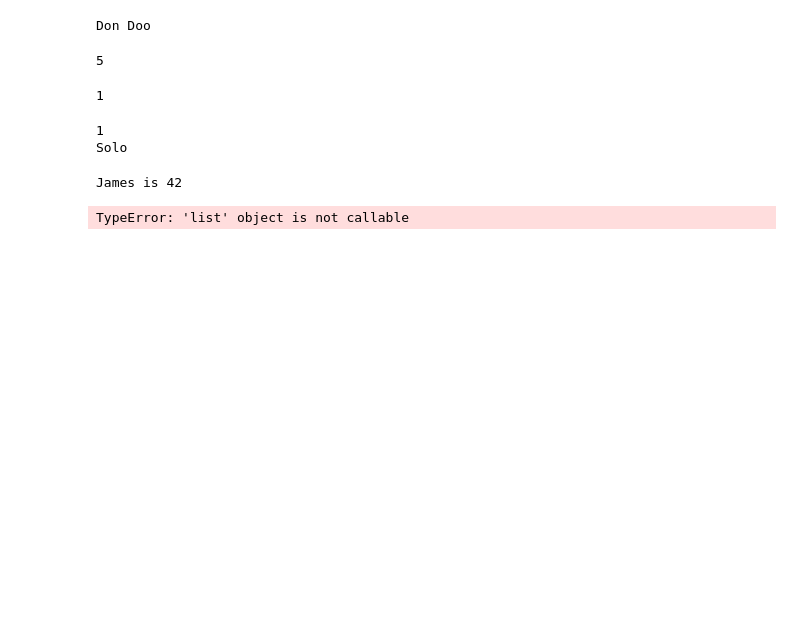
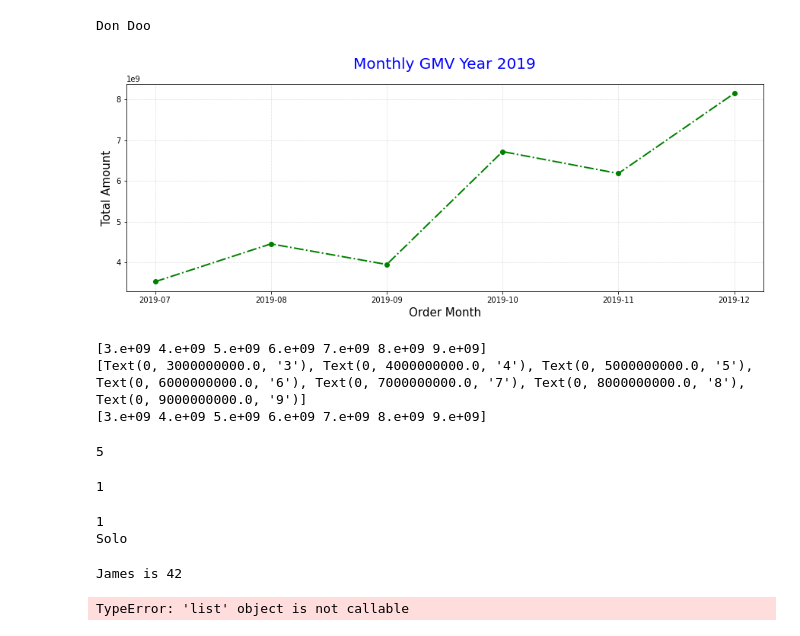
Before and after one commit to Sendhih/DQlabtrack, a Jupyter notebook: ADVANCED/Python/hackrank.ipynb, the cells around one changed output. Saved outputs shown, nothing was run; the diff lists cells and outputs as text; code cells hidden in the pictures; blank space fills up the shorter version.

```diff
--- a/ADVANCED/Python/hackrank.ipynb
+++ b/ADVANCED/Python/hackrank.ipynb
@@ -11,6 +11,32 @@ don.gaji = 999
 print(don.nama)
 # %% [output]
 Don Doo
+# %%
+import pandas as pd
+import datetime
+import matplotlib.pyplot as plt
+
+dataset = pd.read_csv('https://storage.googleapis.com/dqlab-dataset/retail_raw_reduced.csv')
+dataset['order_month'] = dataset['order_date'].apply(lambda x: datetime.datetime.strptime(x, "%Y-%m-%d").strftime('%Y-%m'))
+dataset['gmv'] = dataset['item_price']*dataset['quantity']
+
+plt.figure(figsize=(15, 5))
+dataset.groupby(['order_month'])['gmv'].sum().plot(color='green', marker='o', linestyle='-.', linewidth=2)
+plt.title('Monthly GMV Year 2019', loc='center', pad=20, fontsize=20, color='blue')
+plt.xlabel('Order Month', fontsize=15)
+plt.ylabel('Total Amount', fontsize=15)
+plt.grid(color='darkgray', linestyle=':', linewidth=0.5)
+labels, locations = plt.yticks()
+
+plt.show()
+
+print(labels)
+print(locations)
+# %% [output]
+[figure, added]
+[3.e+09 4.e+09 5.e+09 6.e+09 7.e+09 8.e+09 9.e+09]
+[Text(0, 3000000000.0, '3'), Text(0, 4000000000.0, '4'), Text(0, 5000000000.0, '5'), Text(0, 6000000000.0, '6'), Text(0, 7000000000.0, '7'), Text(0, 8000000000.0, '8'), Text(0, 9000000000.0, '9')]
+[3.e+09 4.e+09 5.e+09 6.e+09 7.e+09 8.e+09 9.e+09]
 # %%
 def fib(x):
   if x == 0 or x == 1:
```
Also changed, not shown: parts of 2 cells of this notebook, 32 other files.
